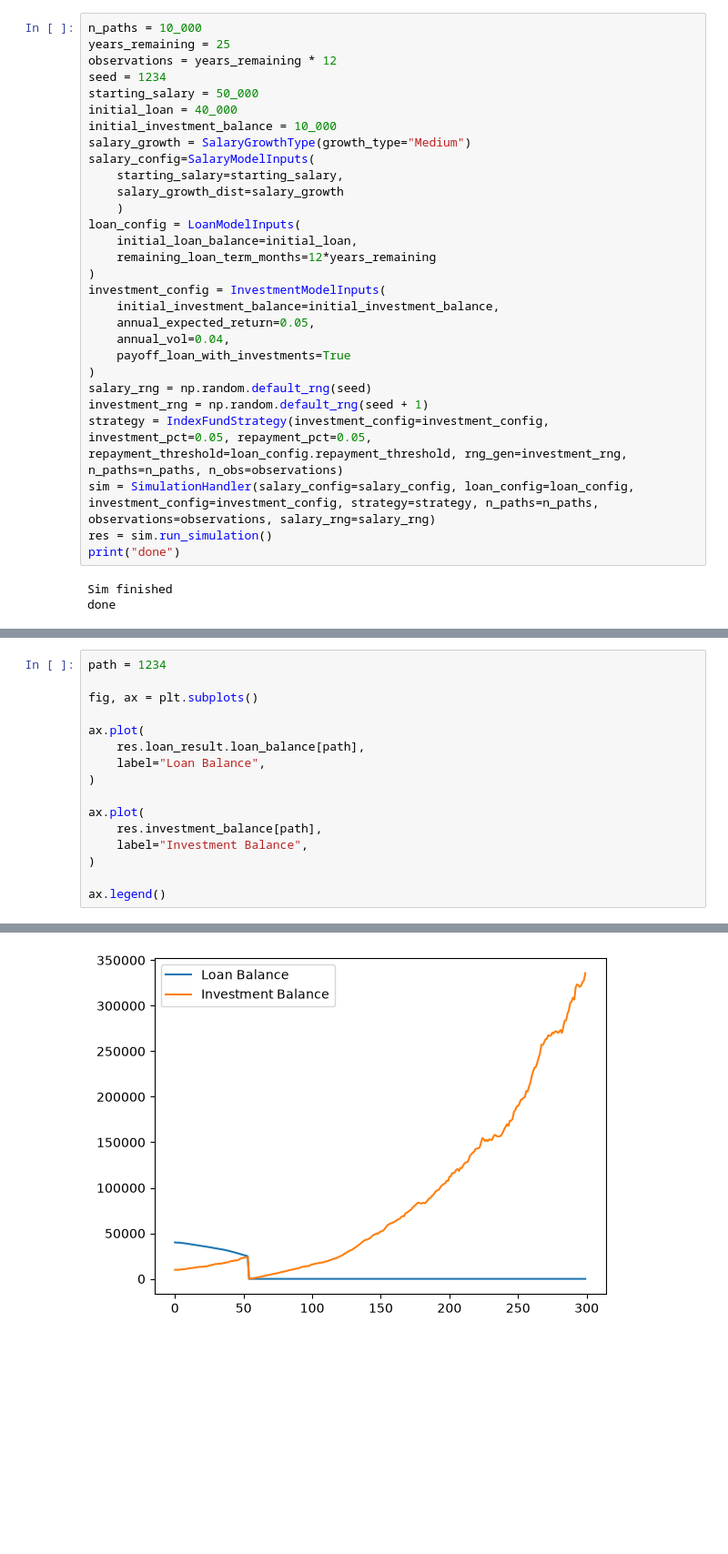
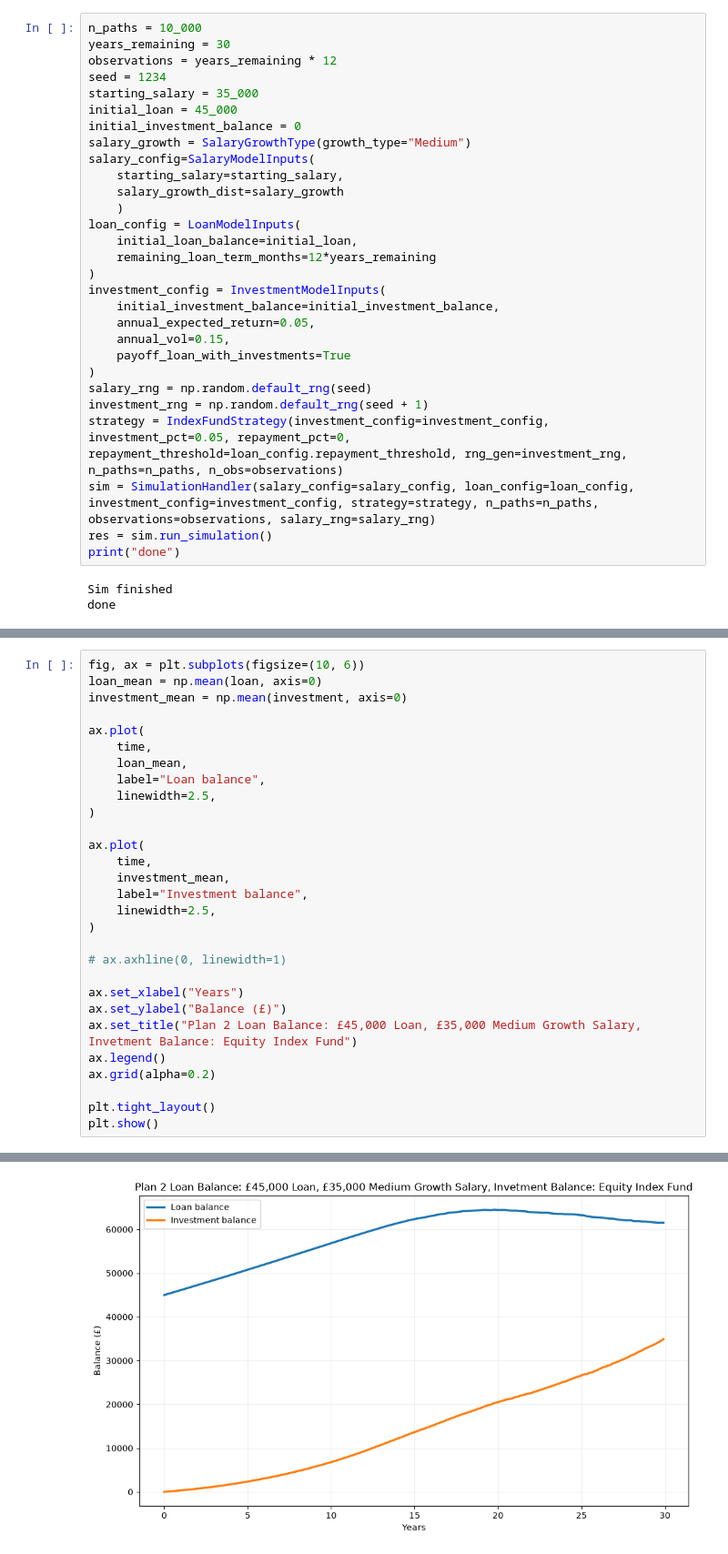
Before and after one commit to j-cwpr/quant-slc-hedging, a Jupyter notebook: src/quant_slc_hedging/notebooks/index_fund_sim.ipynb, the cells around one changed output, grey strips where cells are left out. Shown at 91% size. Saved outputs shown, nothing was run; the diff lists cells and outputs as text; blank space fills up the shorter version.

```diff
--- a/src/quant_slc_hedging/notebooks/index_fund_sim.ipynb
+++ b/src/quant_slc_hedging/notebooks/index_fund_sim.ipynb
@@ -17,11 +18,11 @@ from dataclasses import dataclass
 # %%
 n_paths = 10_000
-years_remaining = 25
+years_remaining = 30
 observations = years_remaining * 12
 seed = 1234
-starting_salary = 50_000
-initial_loan = 40_000
-initial_investment_balance = 10_000
+starting_salary = 35_000
+initial_loan = 45_000
+initial_investment_balance = 0
 salary_growth = SalaryGrowthType(growth_type="Medium")
 salary_config=SalaryModelInputs(
     starting_salary=starting_salary,
@@ -34,12 +35,12 @@ loan_config = LoanModelInputs(
 investment_config = InvestmentModelInputs(
     initial_investment_balance=initial_investment_balance,
     annual_expected_return=0.05,
-    annual_vol=0.04,
+    annual_vol=0.15,
     payoff_loan_with_investments=True
 )
 salary_rng = np.random.default_rng(seed)
 investment_rng = np.random.default_rng(seed + 1)
-strategy = IndexFundStrategy(investment_config=investment_config, investment_pct=0.05, repayment_pct=0.05, repayment_threshold=loan_config.repayment_threshold, rng_gen=investment_rng, n_paths=n_paths, n_obs=observations)
+strategy = IndexFundStrategy(investment_config=investment_config, investment_pct=0.05, repayment_pct=0, repayment_threshold=loan_config.repayment_threshold, rng_gen=investment_rng, n_paths=n_paths, n_obs=observations)
 sim = SimulationHandler(salary_config=salary_config, loan_config=loan_config, investment_config=investment_config, strategy=strategy, n_paths=n_paths, observations=observations, salary_rng=salary_rng)
 res = sim.run_simulation()
 print("done")
@@ -49,17 +109,30 @@ done
 # %%
-path = 1234
-
-fig, ax = plt.subplots()
+fig, ax = plt.subplots(figsize=(10, 6))
+loan_mean = np.mean(loan, axis=0)
+investment_mean = np.mean(investment, axis=0)
 
 ax.plot(
-    res.loan_result.loan_balance[path],
-    label="Loan Balance",
+    time,
+    loan_mean,
+    label="Loan balance",
+    linewidth=2.5,
 )
 
 ax.plot(
-    res.investment_balance[path],
-    label="Investment Balance",
+    time,
+    investment_mean,
+    label="Investment balance",
+    linewidth=2.5,
 )
 
+# ax.axhline(0, linewidth=1)
+
+ax.set_xlabel("Years")
+ax.set_ylabel("Balance (£)")
+ax.set_title("Plan 2 Loan Balance: £45,000 Loan, £35,000 Medium Growth Salary, Invetment Balance: Equity Index Fund")
 ax.legend()
+ax.grid(alpha=0.2)
+
+plt.tight_layout()
+plt.show()
 # %% [output]
@@ -67,4 +139,4 @@ ax.legend()
-[figure, old version]
+[figure, new version]
 # %%
 res.loan_result.loan_balance[:, -1].mean()
 # %% [output]
```
Also changed, not shown: parts of 5 cells of this notebook, 12 other files.
